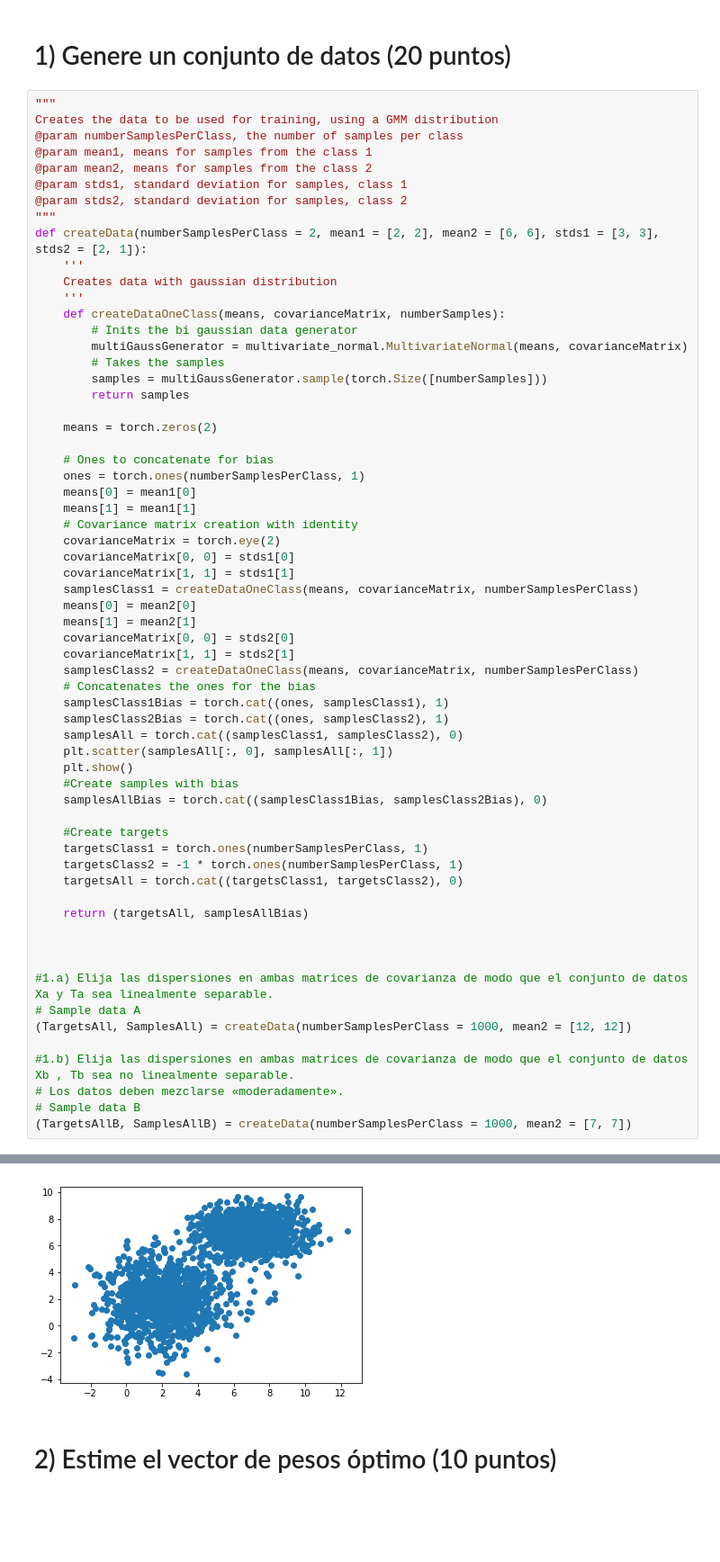
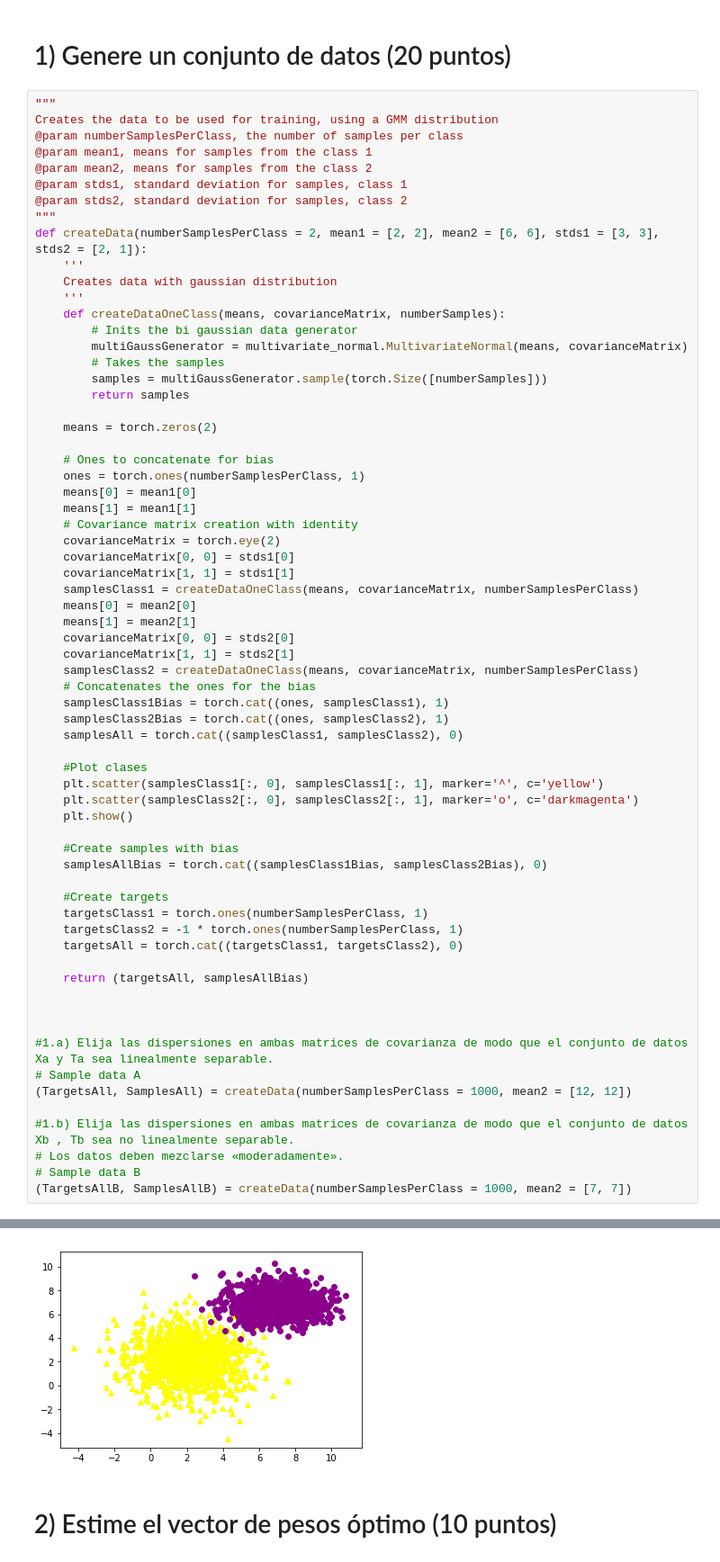
Before and after one commit to fmejias/CienciasDeLosDatosTEC, a Jupyter notebook: MatematicasCienciasDeLosDatos/TP3/TP3.ipynb, the cells around one changed output, grey strips where cells are left out. Shown at 90% size. Drawn from its saved outputs; the diff is of its cells as text; blank space fills up the shorter version.

```diff
--- a/MatematicasCienciasDeLosDatos/TP3/TP3.ipynb
+++ b/MatematicasCienciasDeLosDatos/TP3/TP3.ipynb
@@ -73,8 +73,12 @@ def createData(numberSamplesPerClass = 2, mean1 = [2, 2], mean2 = [6, 6], stds1
     samplesClass1Bias = torch.cat((ones, samplesClass1), 1)
     samplesClass2Bias = torch.cat((ones, samplesClass2), 1)
     samplesAll = torch.cat((samplesClass1, samplesClass2), 0)
-    plt.scatter(samplesAll[:, 0], samplesAll[:, 1])
+
+    #Plot clases
+    plt.scatter(samplesClass1[:, 0], samplesClass1[:, 1], marker='^', c='yellow')
+    plt.scatter(samplesClass2[:, 0], samplesClass2[:, 1], marker='o', c='darkmagenta')
     plt.show()
+
     #Create samples with bias
     samplesAllBias = torch.cat((samplesClass1Bias, samplesClass2Bias), 0)
 
@@ -100,4 +104,4 @@ def createData(numberSamplesPerClass = 2, mean1 = [2, 2], mean2 = [6, 6], stds1
-[figure, old version]
+[figure, new version]
 # %% [markdown]
 # 2) Estime el vector de pesos óptimo (10 puntos)
 # %%
```
Also changed, not shown: parts of 3 cells of this notebook.
